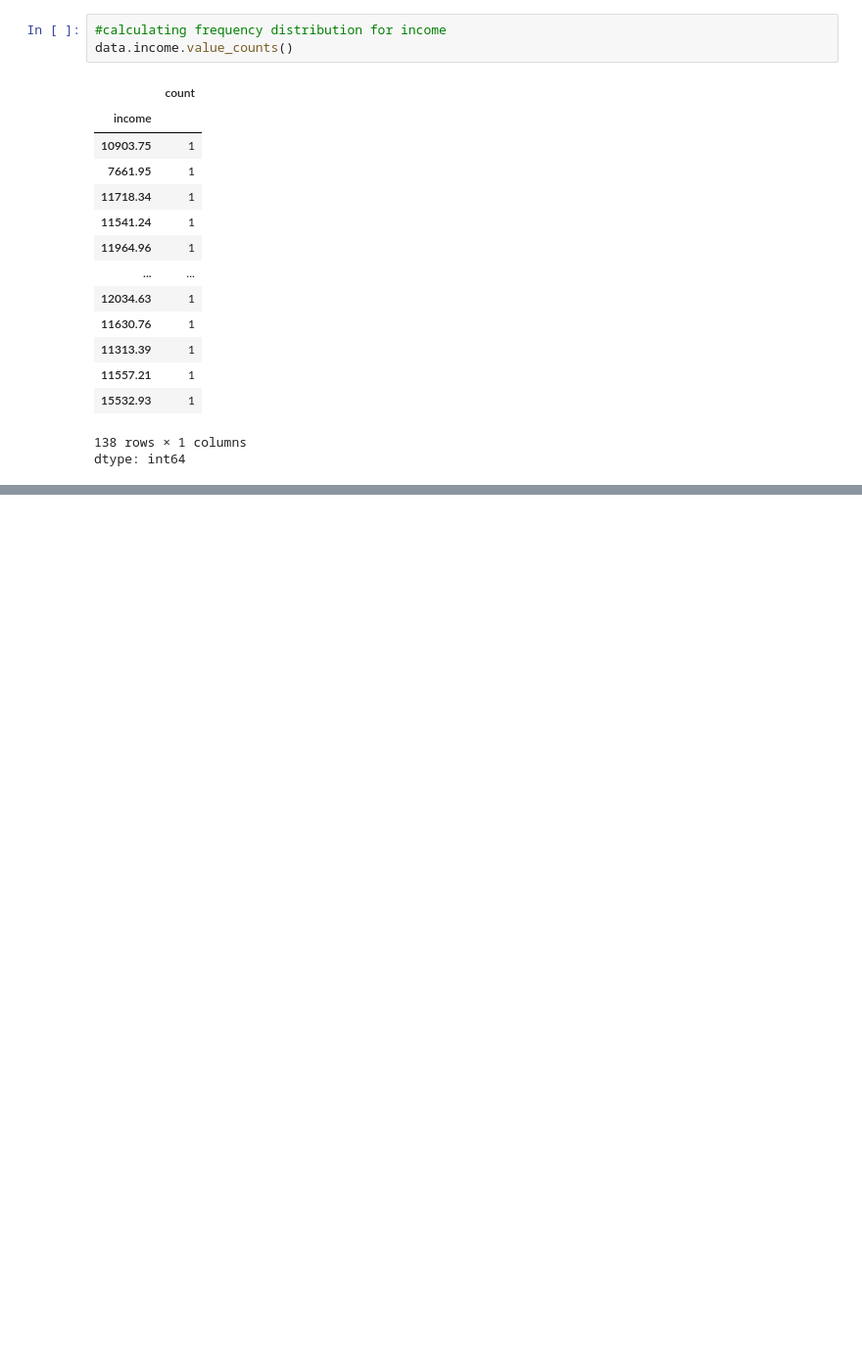
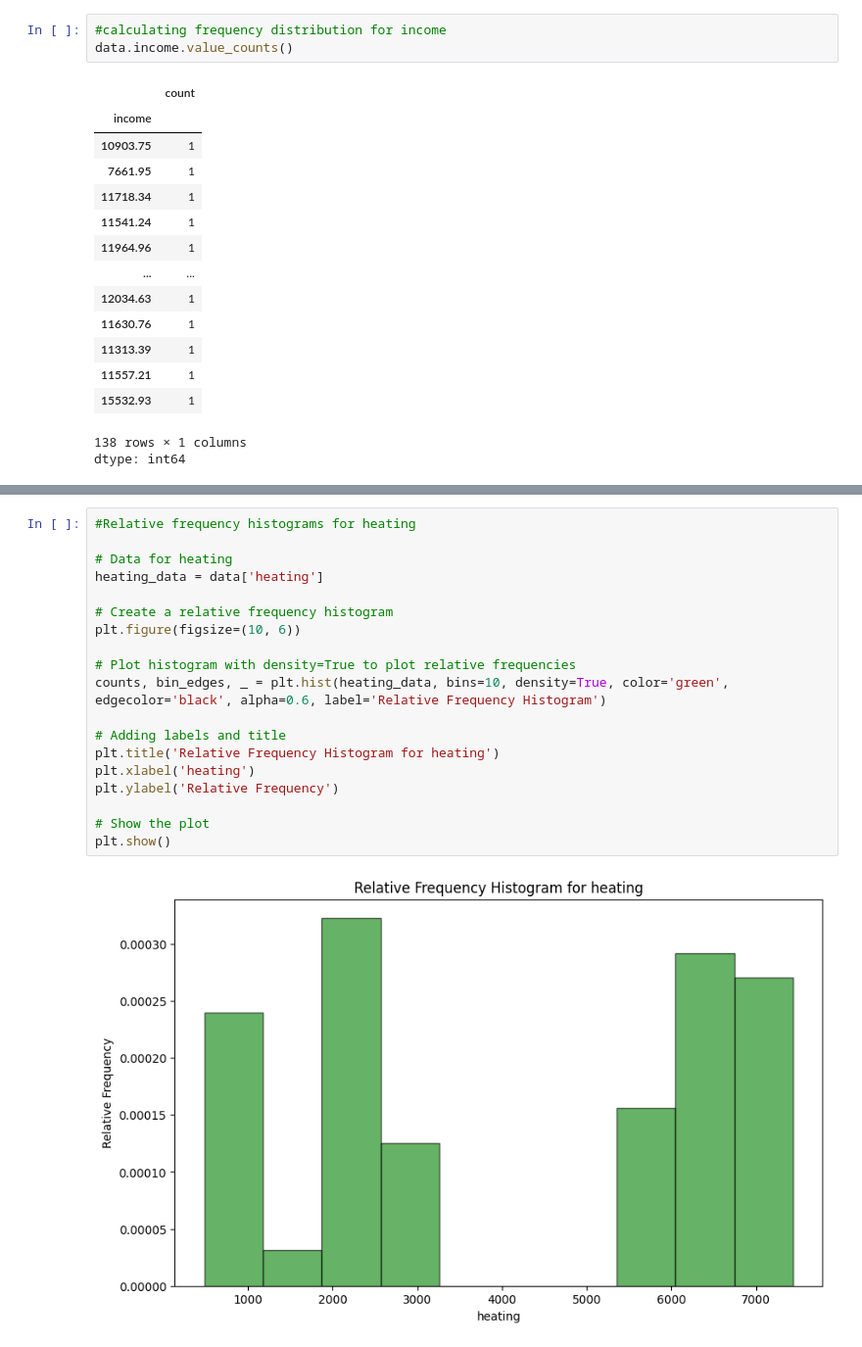
Before and after one commit to Manavgupta1612/EDA, a Jupyter notebook: DA.ipynb, the cells around one changed output, grey strips where cells are left out. Shown at 98% size. Drawn from its saved outputs; the diff is of its cells as text; blank space fills up the shorter version.

```diff
--- a/DA.ipynb
+++ b/DA.ipynb
@@ -908,0 +1086,21 @@ dtype: int64
+# %%
+#Relative frequency histograms for heating
+
+# Data for heating
+heating_data = data['heating']
+
+# Create a relative frequency histogram
+plt.figure(figsize=(10, 6))
+
+# Plot histogram with density=True to plot relative frequencies
+counts, bin_edges, _ = plt.hist(heating_data, bins=10, density=True, color='green', edgecolor='black', alpha=0.6, label='Relative Frequency Histogram')
+
+# Adding labels and title
+plt.title('Relative Frequency Histogram for heating')
+plt.xlabel('heating')
+plt.ylabel('Relative Frequency')
+
+# Show the plot
+plt.show()
+# %% [output]
+[figure, added]
```
Also changed, not shown: parts of 41 cells of this notebook.
